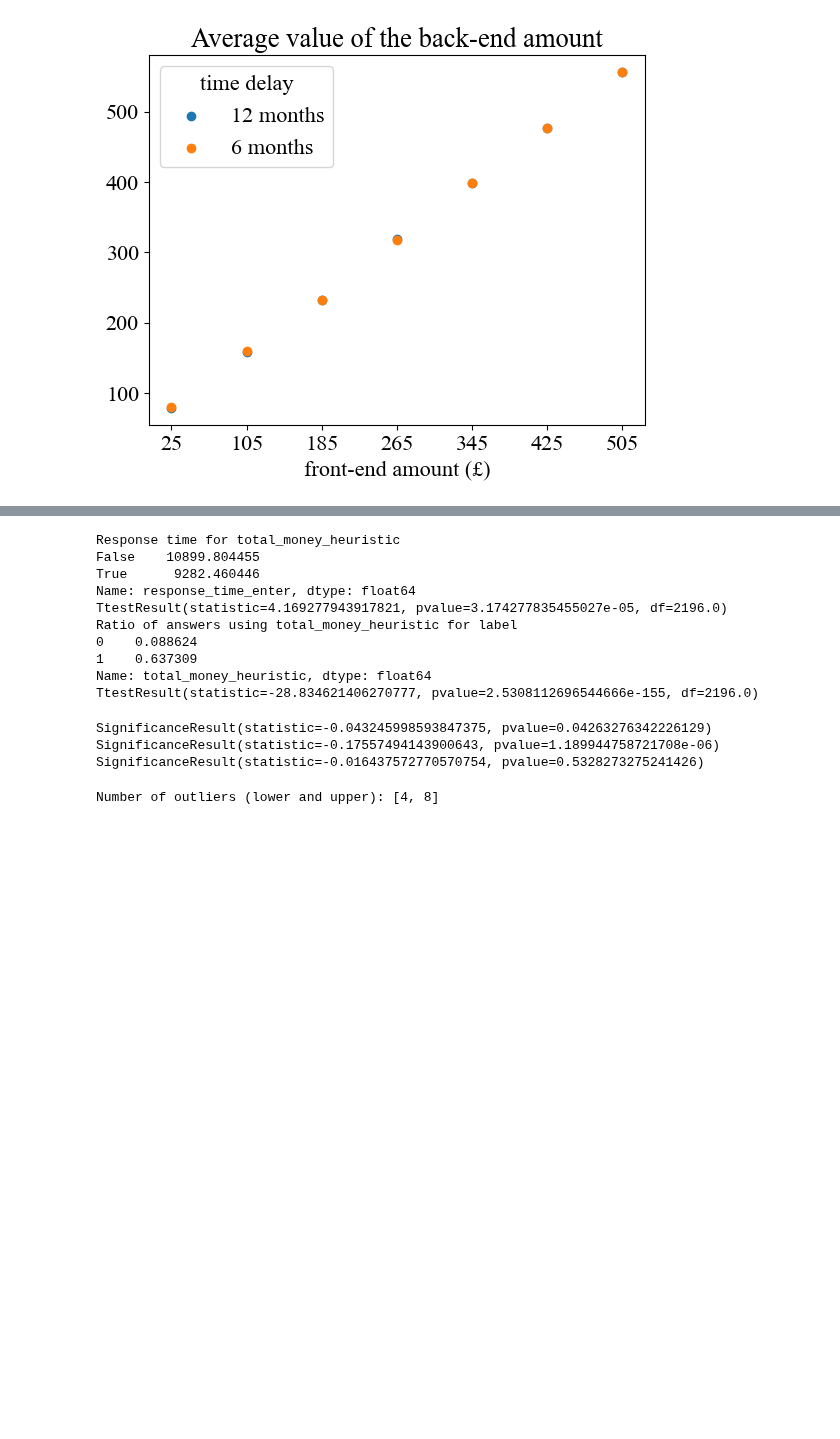
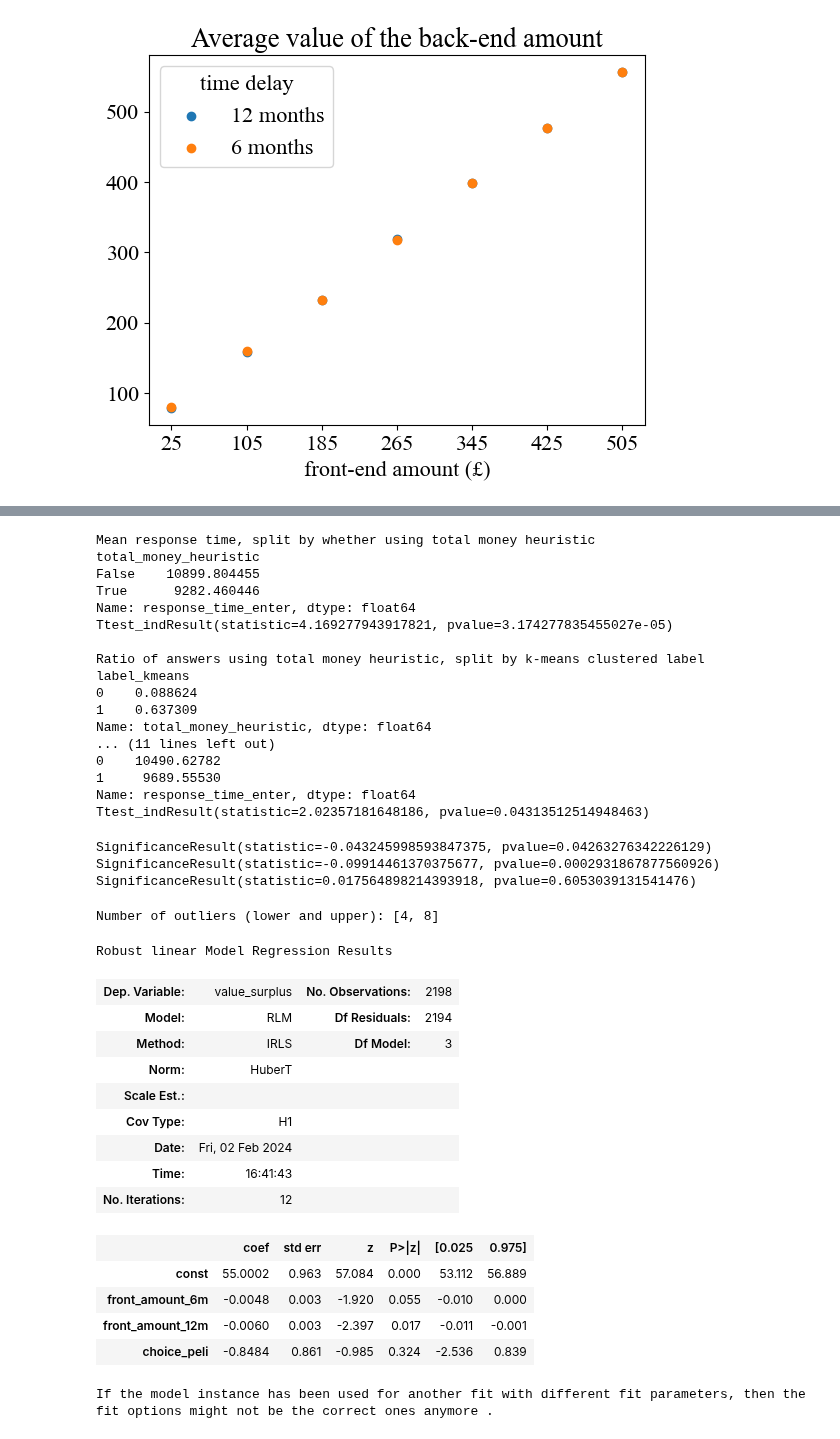
Before and after one commit to zarkwang/attention_discount_project, a Jupyter notebook: experiment_2/analysis.ipynb, the cells around one changed output, grey strips where cells are left out. Saved outputs shown, nothing was run; the diff lists cells and outputs as text; code cells hidden in the pictures; blank space fills up the shorter version.

```diff
--- a/experiment_2/analysis.ipynb
+++ b/experiment_2/analysis.ipynb
@@ -136,38 +102,57 @@ plt.show()
 # %%
-print('Response time for',df.groupby('total_money_heuristic')['response_time_enter'].mean())
+print('Mean response time, split by whether using total money heuristic')
+print(df.groupby('total_money_heuristic')['response_time_enter'].mean())
 print(stats.ttest_ind(df['response_time_enter'][df['total_money_heuristic'] == 0],
                 df['response_time_enter'][df['total_money_heuristic'] == 1]))
-
-print('Ratio of answers using total_money_heuristic for',df.groupby('label')['total_money_heuristic'].mean())
-print(stats.ttest_ind(df['total_money_heuristic'][df['label'] == 0],
-                df['total_money_heuristic'][df['label'] == 1]))
+print('')
+print('Ratio of answers using total money heuristic, split by k-means clustered label')
+print(df.groupby('label_kmeans')['total_money_heuristic'].mean())
+print(stats.ttest_ind(df['total_money_heuristic'][df['label_kmeans'] == 0],
+                df['total_money_heuristic'][df['label_kmeans'] == 1]))
+print('')
+print('Ratio of answers using total money heuristic, split by GMM clustered label')
+print(df.groupby('label_gmm')['total_money_heuristic'].mean())
+print(stats.ttest_ind(df['total_money_heuristic'][df['label_gmm'] == 0],
+                df['total_money_heuristic'][df['label_gmm'] == 1]))
+print('')
+print('mean response time, split by GMM clustered label')
+print(df.groupby('label_gmm')['response_time_enter'].mean())
+print(stats.ttest_ind(df['response_time_enter'][df['label_gmm'] == 0],
+                df['response_time_enter'][df['label_gmm'] == 1]))
 # %% [output]
-Response time for total_money_heuristic
+Mean response time, split by whether using total money heuristic
+total_money_heuristic
 False    10899.804455
 True      9282.460446
 Name: response_time_enter, dtype: float64
-TtestResult(statistic=4.169277943917821, pvalue=3.174277835455027e-05, df=2196.0)
-Ratio of answers using total_money_heuristic for label
+Ttest_indResult(statistic=4.169277943917821, pvalue=3.174277835455027e-05)
+
+Ratio of answers using total money heuristic, split by k-means clustered label
+label_kmeans
 0    0.088624
 1    0.637309
 Name: total_money_heuristic, dtype: float64
-TtestResult(statistic=-28.834621406270777, pvalue=2.5308112696544666e-155, df=2196.0)
+... (11 lines left out)
+0    10490.62782
+1     9689.55530
+Name: response_time_enter, dtype: float64
+Ttest_indResult(statistic=2.02357181648186, pvalue=0.04313512514948463)
 # %%
 # Spearman rank-order correlation
 # the entire sample
 print(stats.spearmanr(df['value_surplus'],df['front_amount']))
 
 # cluster 1
-print(stats.spearmanr(df[df['label'] == 0]['value_surplus'],
-                df[df['label'] == 0]['front_amount']))
+print(stats.spearmanr(df[df['label_gmm'] == 0]['value_surplus'],
+                df[df['label_gmm'] == 0]['front_amount']))
 
 # cluster 2
-print(stats.spearmanr(df[df['label'] == 1]['value_surplus'],
-                    df[df['label'] == 1]['front_amount']))
+print(stats.spearmanr(df[df['label_gmm'] == 1]['value_surplus'],
+                    df[df['label_gmm'] == 1]['front_amount']))
 # %% [output]
 SignificanceResult(statistic=-0.043245998593847375, pvalue=0.04263276342226129)
-SignificanceResult(statistic=-0.17557494143900643, pvalue=1.189944758721708e-06)
-SignificanceResult(statistic=-0.016437572770570754, pvalue=0.5328273275241426)
+SignificanceResult(statistic=-0.09914461370375677, pvalue=0.0002931867877560926)
+SignificanceResult(statistic=0.017564898214393918, pvalue=0.6053039131541476)
 # %%
 df['front_amount_6m'] = df['front_amount'] * (df['seq_length'] == '6 months')
 df['front_amount_12m'] = df['front_amount'] * (df['seq_length'] == '12 months')
@@ -193,3 +172,25 @@ model_ols_pool_1 = sm.OLS(endog = y , exog = X).fit()
 # %% [output]
 Number of outliers (lower and upper): [4, 8]
+# %%
+y = df['value_surplus']
+X = sm.add_constant(df[reg_cols_baseline]).astype(float)
+model_rlm_pool_1 = sm.RLM(endog=y,exog=X,M=sm.robust.norms.HuberT()).fit(maxiter=200,scale_est=sm.robust.scale.HuberScale())
+model_rlm_pool_1.summary()
+# %% [output]
+Robust linear Model Regression Results
+| Dep. Variable: | value_surplus | No. Observations: | 2198 |
+| Model: | RLM | Df Residuals: | 2194 |
+| Method: | IRLS | Df Model: | 3 |
+| Norm: | HuberT |  |  |
+| Scale Est.: |  |  |  |
+| Cov Type: | H1 |  |  |
+| Date: | Fri, 02 Feb 2024 |  |  |
+| Time: | 16:41:43 |  |  |
+| No. Iterations: | 12 |  |  |
+|  | coef | std err | z | P>|z| | [0.025 | 0.975] |
+| const | 55.0002 | 0.963 | 57.084 | 0.000 | 53.112 | 56.889 |
+| front_amount_6m | -0.0048 | 0.003 | -1.920 | 0.055 | -0.010 | 0.000 |
+| front_amount_12m | -0.0060 | 0.003 | -2.397 | 0.017 | -0.011 | -0.001 |
+| choice_peli | -0.8484 | 0.861 | -0.985 | 0.324 | -2.536 | 0.839 |
+If the model instance has been used for another fit with different fit parameters, then the fit options might not be the correct ones anymore .
 # %%
```
Also changed, not shown: parts of 21 cells of this notebook, 17 other files.
